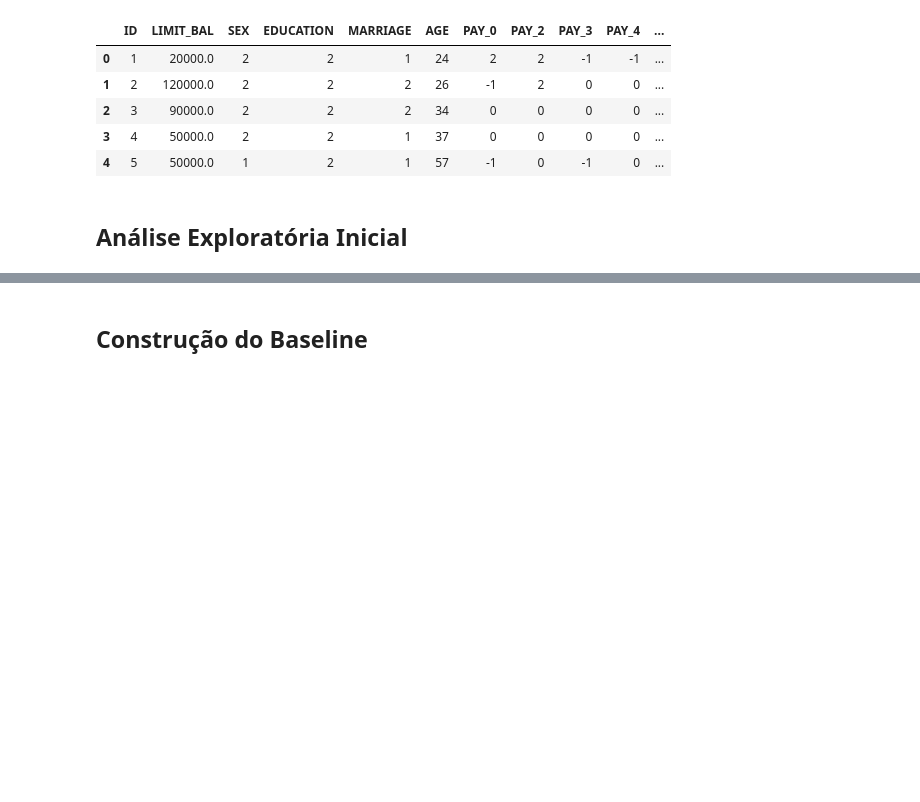
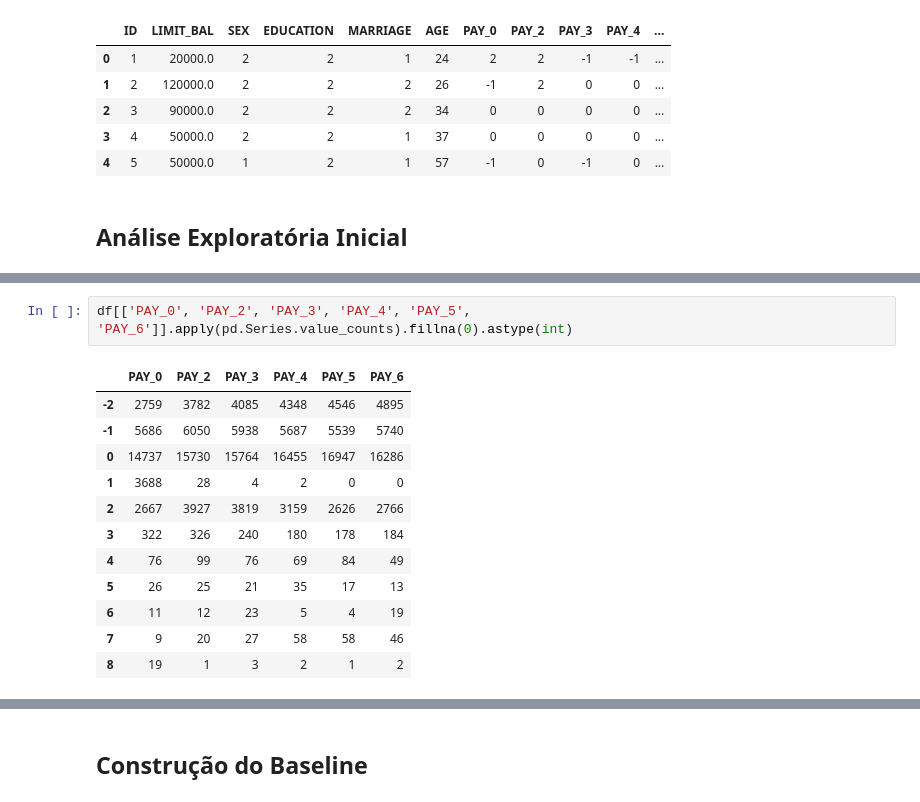
Before and after one commit to tmiessa/mdc-defaultcredit, a Jupyter notebook: mdc_defaultcredit.ipynb, the cells around one changed output, grey strips where cells are left out. Drawn from its saved outputs; the diff is of its cells as text; blank space fills up the shorter version.

```diff
--- a/mdc_defaultcredit.ipynb
+++ b/mdc_defaultcredit.ipynb
@@ -46,0 +77,15 @@ df.head()
+# %%
+df[['PAY_0', 'PAY_2', 'PAY_3', 'PAY_4', 'PAY_5', 'PAY_6']].apply(pd.Series.value_counts).fillna(0).astype(int)
+# %% [output]
+|  | PAY_0 | PAY_2 | PAY_3 | PAY_4 | PAY_5 | PAY_6 |
+| -2 | 2759 | 3782 | 4085 | 4348 | 4546 | 4895 |
+| -1 | 5686 | 6050 | 5938 | 5687 | 5539 | 5740 |
+| 0 | 14737 | 15730 | 15764 | 16455 | 16947 | 16286 |
+| 1 | 3688 | 28 | 4 | 2 | 0 | 0 |
+| 2 | 2667 | 3927 | 3819 | 3159 | 2626 | 2766 |
+| 3 | 322 | 326 | 240 | 180 | 178 | 184 |
+| 4 | 76 | 99 | 76 | 69 | 84 | 49 |
+| 5 | 26 | 25 | 21 | 35 | 17 | 13 |
+| 6 | 11 | 12 | 23 | 5 | 4 | 19 |
+| 7 | 9 | 20 | 27 | 58 | 58 | 46 |
+| 8 | 19 | 1 | 3 | 2 | 1 | 2 |
```
Also changed, not shown: parts of 16 cells of this notebook.
